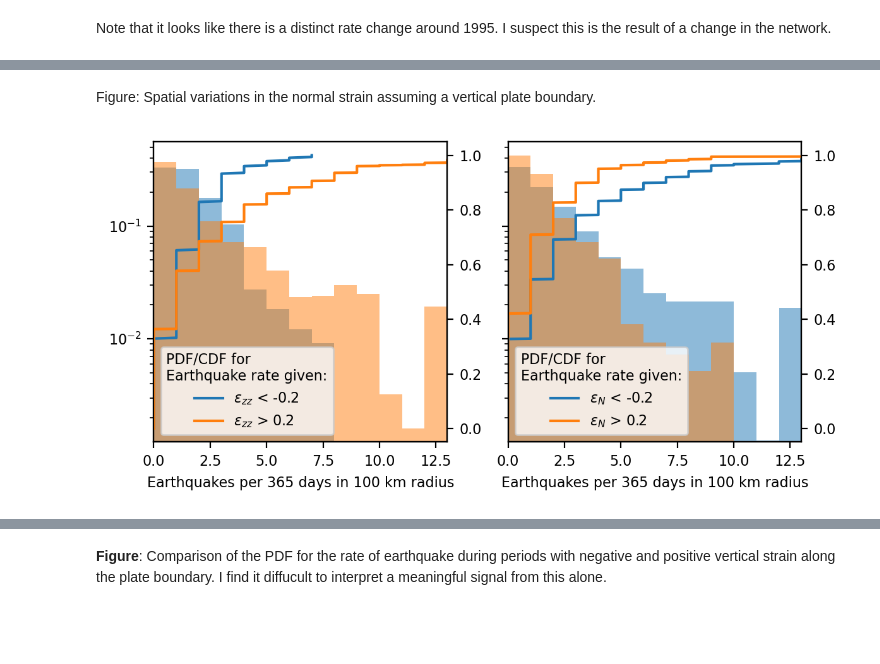
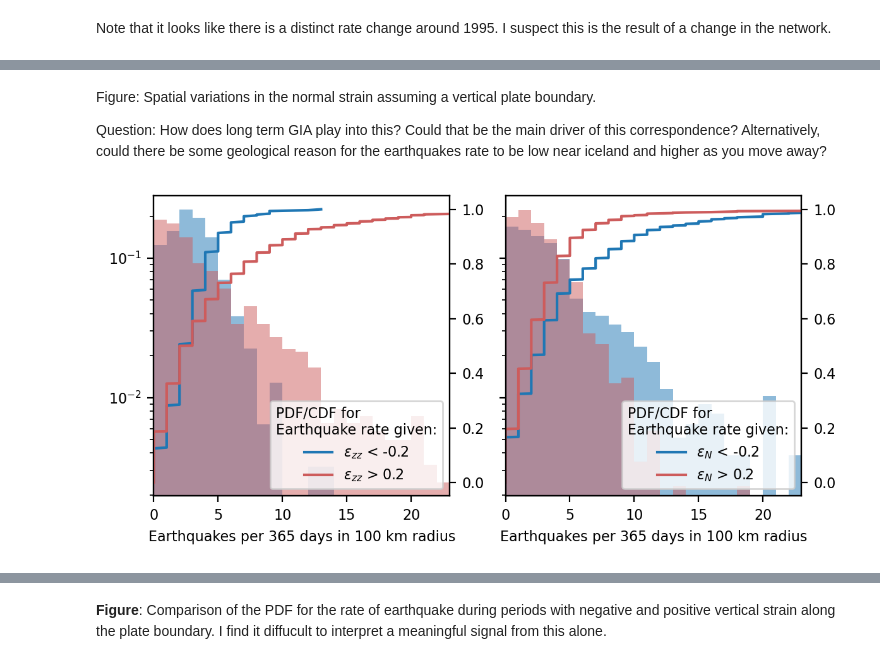
Before and after one commit to keliankaz/GrGIA_seismicity, a Jupyter notebook: gr_gia_seismic_NORTH_ATLANTIC.ipynb, the cells around one changed output, grey strips where cells are left out. Saved outputs shown, nothing was run; the diff lists cells and outputs as text; code cells hidden in the pictures; blank space fills up the shorter version.

```diff
--- a/gr_gia_seismic_NORTH_ATLANTIC.ipynb
+++ b/gr_gia_seismic_NORTH_ATLANTIC.ipynb
@@ -502,26 +401,6 @@ date_range = pd.date_range(
 delta_t = date_range[1] - date_range[0]
 print(delta_t)
 
-# Time statistics:
-time_statistics = {k: [] for k in catalog_statistics.keys()}
-
-for t1, t2 in zip(date_range[:-1], date_range[1:]):
-    sub_catalog = catalog[(catalog.time < t2) & (catalog.time > t1)]
-    for k, v in catalog_statistics.items():
-        time_statistics[k].append(v(sub_catalog))
-
-
-# Space statistics:
-space_statistics = {k: [] for k in catalog_statistics.keys()}
-
-
-# get the indices of the k nearest neighbors to each point in the boundary
-indices = get_geometry_neighbors(
-    catalog, interp_merged_boundary, fun=k_nearest_search, kwarg={"k": NUMBER_OF_EVENTS}
-)
-for indices_for_one_point in indices:
-    for k, v in catalog_statistics.items():
-        space_statistics[k].append(v(catalog.iloc[indices_for_one_point]))
 
 
 # Space-time rate:
@@ -588,14 +467,13 @@ ax_x.plot(date_range[1:], rate_grid.sum(axis=0), c="k")
 ax_x.set_yscale("log")
 ax_x.set_ylabel("Rate")
 ax_x_b = ax_x.twinx()
-ax_x_b.plot(date_range[1:], time_statistics["b-value (b-positive)"], c="r")
 
 # plot the rate_grid of events over time and space
-max_level = 0.8 * rate_grid.max()
+max_level = 0.1* rate_grid.max()
 levels = np.linspace(rate_grid.min(), max_level, 100)
 cf = ax.contourf(
     date_range[1:],
-    np.arange(len(rate_grid)) * PLATE_BOUNDARY_STEP_SIZE/1e3,
+    np.arange(len(rate_grid)) * plate_boundary_metadata["step_size"]/1e3,
     rate_grid,
     levels=levels,
     cmap="OrRd",
@@ -624,17 +502,9 @@ ax.margins(x=0)
 plt.gcf().autofmt_xdate()
 
 # plot the rate of events over space
-ax_y.plot(rate_grid.sum(axis=1), np.arange(len(rate_grid)) * PLATE_BOUNDARY_STEP_SIZE/1000, c="k")
+ax_y.plot(rate_grid.sum(axis=1), np.arange(len(rate_grid)) * plate_boundary_metadata["step_size"]/1000, c="k")
 ax_y.set_yticklabels([])
 ax_y.set_xscale("log")
 ax_y.set_xlabel("Rate")
-
-ax_y_b = ax_y.twiny()
-ax_y_b.plot(
-    space_statistics["b-value (b-positive)"],
-    np.arange(len(np.column_stack(interp_merged_boundary.xy))) * PLATE_BOUNDARY_STEP_SIZE/1000,
-    c="r",
-)
-ax_y_b.set_xlabel("b-value", color="r");
 # %% [output]
 365 days 05:20:00
@@ -713,7 +584,7 @@ def get_data_from_querries(
         k=1,
     )[1]
 
-    return strain.reshape(-1, *strain.shape[-2:])[querried_indices, :, :].squeeze()
+    return dataset.reshape(-1, *dataset.shape[-2:])[querried_indices, :, :].squeeze()
 # %%
 earthquake_time_dt = pd.to_datetime(catalog.time).dt
 strain_at_earthquake_with_time = get_data_from_querries(
@@ -885,5 +801,7 @@ plt.colorbar(bdr,
-# %% [markdown]
-Figure: Spatial variations in the normal strain assuming a vertical plate boundary.
+# %% [markdown]
+Figure: Spatial variations in the normal strain assuming a vertical plate boundary.
+
+Question: How does long term GIA play into this? Could that be the main driver of this correspondence? Alternatively, could there be some geological reason for the earthquakes rate to be low near iceland and higher as you move away?
 # %%
 hist_kwargs = {"alpha": 0.5, "density": True}
 
@@ -918,53 +836,53 @@ def plot_summary(
         }
     )
 
-    ax.hist(x1, label=f"{base_label} < {-y_threshold}", **kwargs, color=f"C0")
-    ax.hist(x2, label=f"{base_label} > {y_threshold}", **kwargs, color=f"C1")
+    ax.hist(x1, label=f"{base_label} < {-y_threshold}", **kwargs, color="C0")
+    ax.hist(x2, label=f"{base_label} > {y_threshold}", **kwargs, color='indianred')
 
     axb = ax.twinx()
     axb.plot(
         np.sort(x1),
         np.linspace(0, 1, len(x1) + 1)[1:],
         label=f"{base_label} < {-y_threshold}",
-        color=f"C0",
+        color="C0",
     )
     axb.plot(
         np.sort(x2),
         np.linspace(0, 1, len(x2) + 1)[1:],
         label=f"{base_label} > {y_threshold}",
-        color=f"C1",
+        color='indianred',
     )
     axb.set_xlim(np.min(bins), np.max(bins))
 
     ax.set_xlabel(xlabel)
 
     lg = axb.legend()
     lg.set_title("PDF/CDF for\nEarthquake rate given:")
 
 
 fig, AX = plt.subplots(1, 2, figsize=(6, 3), sharex=True, sharey=True)
 
 ax = AX[0]
 ii = 2
 plot_summary(
     rate_grid.flatten(),
     strain_at_plate_boundary_grid[:, :, ii, ii].flatten(),
     y_threshold=0.2,
     base_label=r"$\epsilon_{zz}$",
     ax=ax,
 )
 
 ax = AX[1]
 plot_summary(
     rate_grid[:-1, :].flatten(),
     normal_strain_grid.flatten(),
     y_threshold=0.2,
     base_label=r"$\epsilon_{N}$",
     ax=ax,
 )
 plt.tight_layout()
 # %% [output]
-[figure, old version]
+[figure, new version]
 # %%
 # Add third set of bins for values between the thresholds (around zero)
 
```
Also changed, not shown: parts of 39 cells of this notebook.
